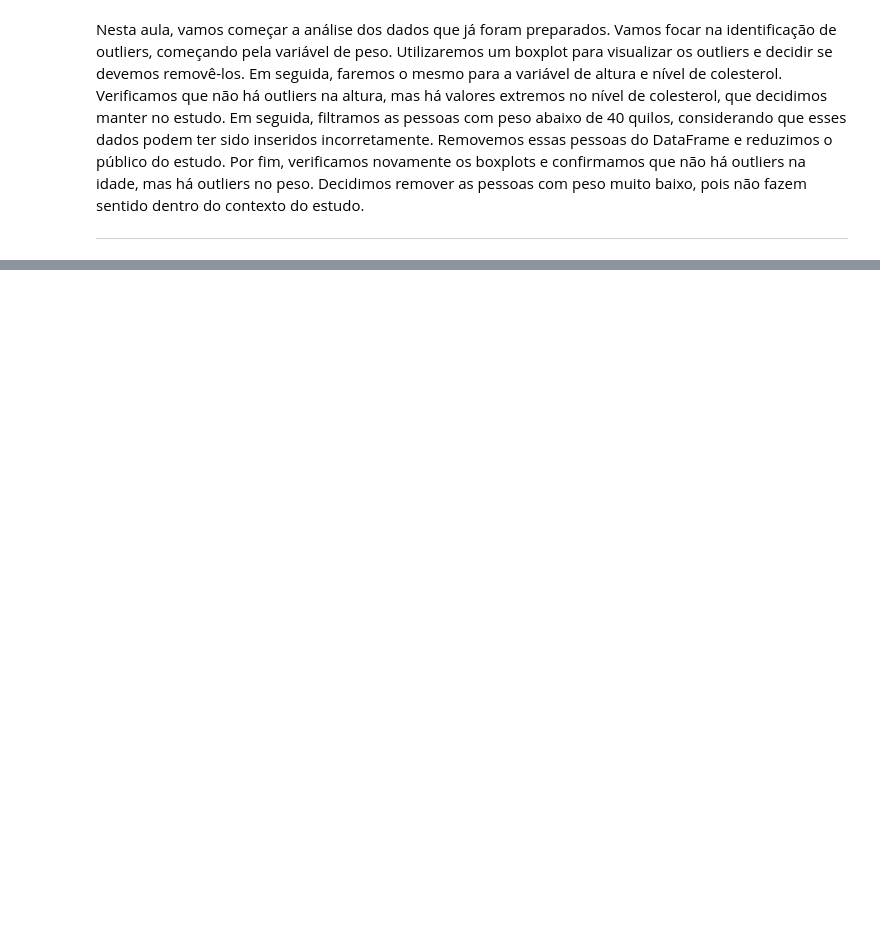
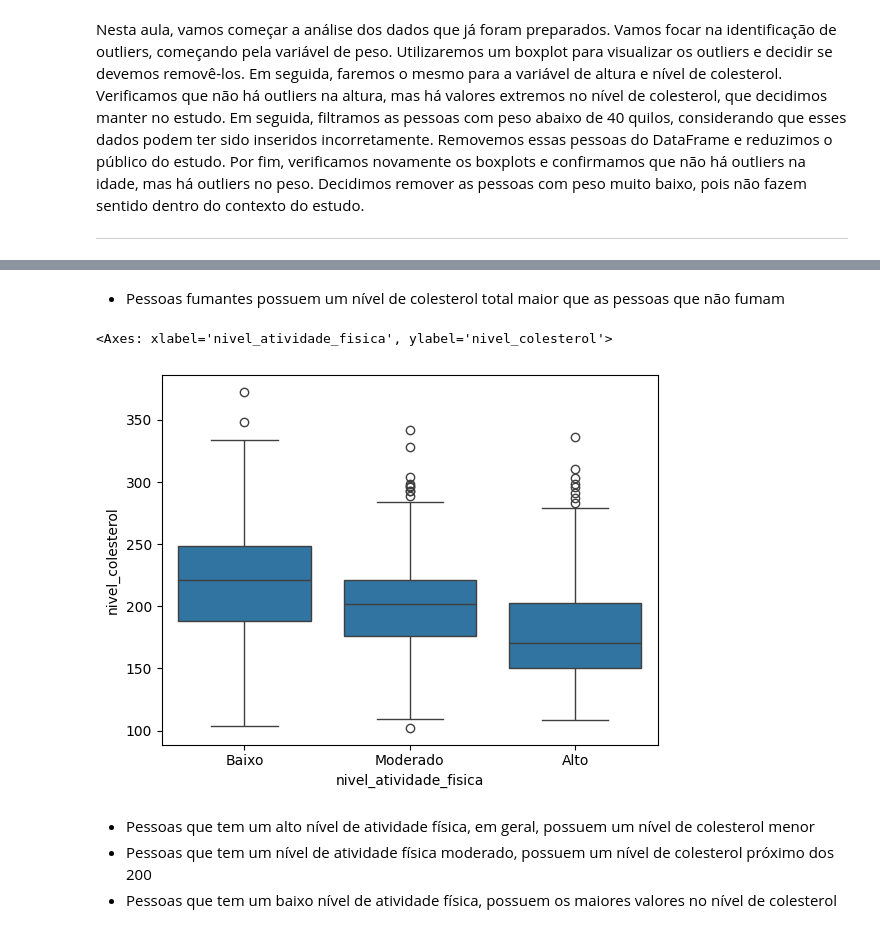
Before and after one commit to VictorGianelli/Algoritmos_Supervisionados_-_Regressao_Linear_Multipla_-_Modelo_Colesterol, a Jupyter notebook: modelo_colesterol.ipynb, the cells around one changed output, grey strips where cells are left out. Drawn from its saved outputs; the diff is of its cells as text; code cells hidden in the pictures; blank space fills up the shorter version.

```diff
--- a/modelo_colesterol.ipynb
+++ b/modelo_colesterol.ipynb
@@ -218,0 +237,11 @@ _____________________________________________________________________
+# %% [markdown]
+- Pessoas fumantes possuem um nível de colesterol total maior que as pessoas que não fumam
+# %%
+sns.boxplot(data=df_colesterol_eda, x='nivel_atividade_fisica', y='nivel_colesterol')
+# %% [output]
+<Axes: xlabel='nivel_atividade_fisica', ylabel='nivel_colesterol'>
+[figure, added]
+# %% [markdown]
+- Pessoas que tem um alto nível de atividade física, em geral, possuem um nível de colesterol menor
+- Pessoas que tem um nível de atividade física moderado, possuem um nível de colesterol próximo dos 200
+- Pessoas que tem um baixo nível de atividade física, possuem os maiores valores no nível de colesterol
```
Also changed, not shown: parts of 6 cells of this notebook.
